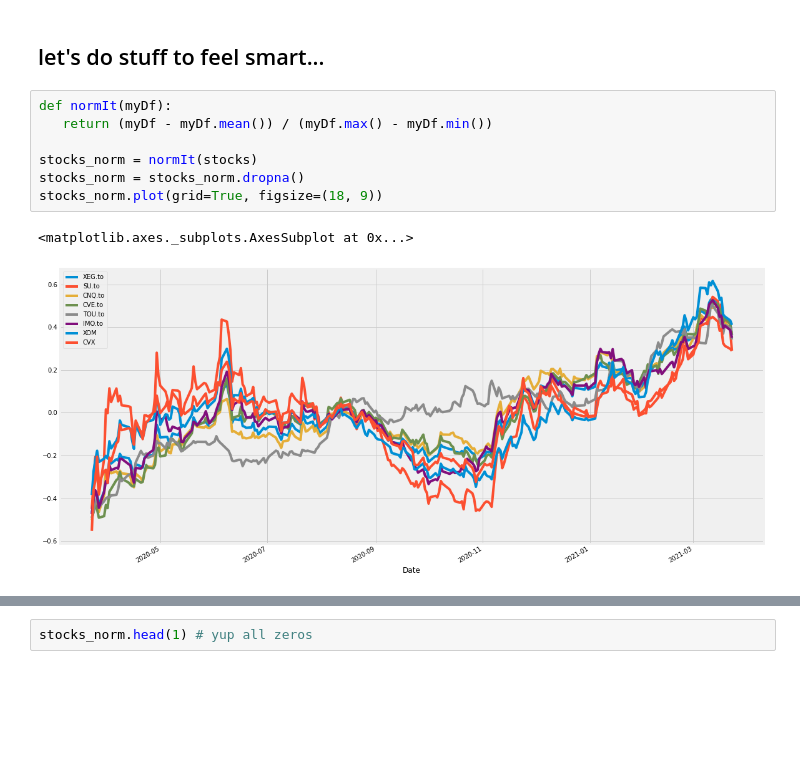
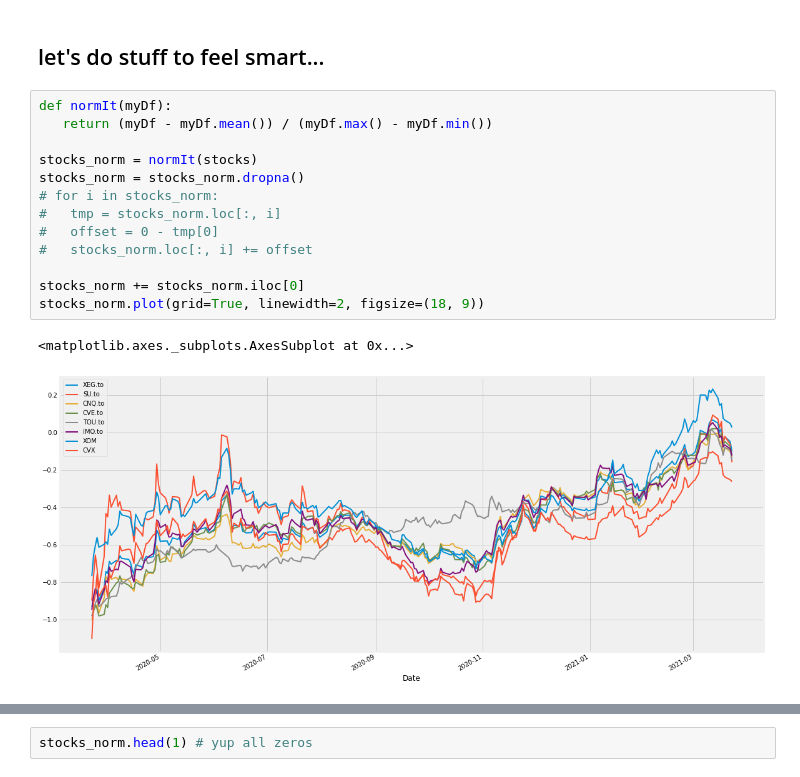
Before and after one commit to alik604/algorithmic-trading, a Jupyter notebook: XEG_ETF_decompotion_notebook.ipynb, the cells around one changed output, grey strips where cells are left out. Cells and saved outputs as stored; diff of their text form; blank space fills up the shorter version.

```diff
--- a/XEG_ETF_decompotion_notebook.ipynb
+++ b/XEG_ETF_decompotion_notebook.ipynb
@@ -109,11 +112,17 @@ From 2020-03-23 to 2021-03-23
 # %%
 def normIt(myDf):
    return (myDf - myDf.mean()) / (myDf.max() - myDf.min())
 
 stocks_norm = normIt(stocks)
 stocks_norm = stocks_norm.dropna()
-stocks_norm.plot(grid=True, figsize=(18, 9))
+# for i in stocks_norm:
+#   tmp = stocks_norm.loc[:, i]
+#   offset = 0 - tmp[0]
+#   stocks_norm.loc[:, i] += offset
+
+stocks_norm += stocks_norm.iloc[0]
+stocks_norm.plot(grid=True, linewidth=2, figsize=(18, 9))
 # %% [output]
 <matplotlib.axes._subplots.AxesSubplot at 0x...>
-[figure, old version]
+[figure, new version]
 # %%
```
Also changed, not shown: parts of 21 cells of this notebook.
